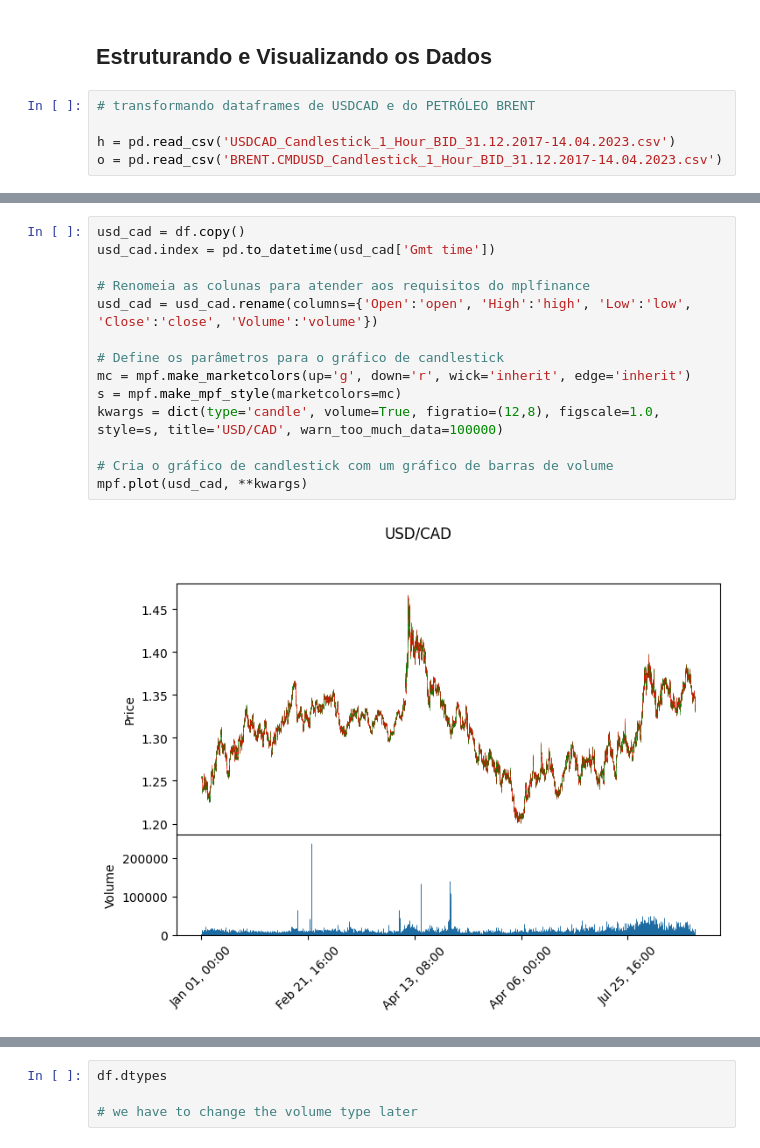
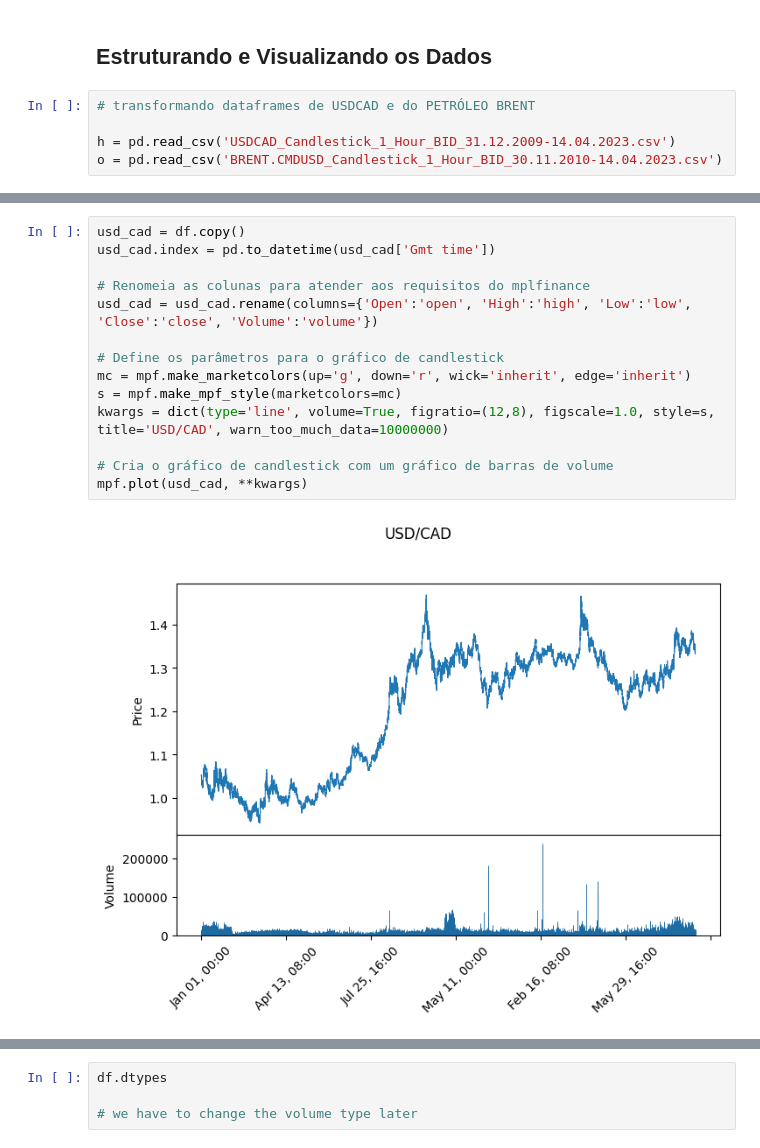
Before and after one commit to akashj-creator/BinaryOptionsXGB, a Jupyter notebook: Predict Future Price - Binary Option of USDCAD - V6.ipynb, the cells around one changed output, grey strips where cells are left out. Drawn from its saved outputs; the diff is of its cells as text.

```diff
--- a/Predict Future Price - Binary Option of USDCAD - V6.ipynb
+++ b/Predict Future Price - Binary Option of USDCAD - V6.ipynb
@@ -18,8 +18,8 @@ import pickle
 # %%
 # transformando dataframes de USDCAD e do PETRÓLEO BRENT
 
-h = pd.read_csv('USDCAD_Candlestick_1_Hour_BID_31.12.2017-14.04.2023.csv')
-o = pd.read_csv('BRENT.CMDUSD_Candlestick_1_Hour_BID_31.12.2017-14.04.2023.csv')
+h = pd.read_csv('USDCAD_Candlestick_1_Hour_BID_31.12.2009-14.04.2023.csv')
+o = pd.read_csv('BRENT.CMDUSD_Candlestick_1_Hour_BID_30.11.2010-14.04.2023.csv')
 # %%
 # Put USD/CAD hour data into Pandas Dataframe
 
@@ -42,19 +42,19 @@ display(df.tail())
 # %%
 usd_cad = df.copy()
 usd_cad.index = pd.to_datetime(usd_cad['Gmt time'])
 
 # Renomeia as colunas para atender aos requisitos do mplfinance
 usd_cad = usd_cad.rename(columns={'Open':'open', 'High':'high', 'Low':'low', 'Close':'close', 'Volume':'volume'})
 
 # Define os parâmetros para o gráfico de candlestick
 mc = mpf.make_marketcolors(up='g', down='r', wick='inherit', edge='inherit')
 s = mpf.make_mpf_style(marketcolors=mc)
-kwargs = dict(type='candle', volume=True, figratio=(12,8), figscale=1.0, style=s, title='USD/CAD', warn_too_much_data=100000)
+kwargs = dict(type='line', volume=True, figratio=(12,8), figscale=1.0, style=s, title='USD/CAD', warn_too_much_data=10000000)
 
 # Cria o gráfico de candlestick com um gráfico de barras de volume
 mpf.plot(usd_cad, **kwargs)
 # %% [output]
-[figure, old version]
+[figure, new version]
 # %%
 # Dados do petróleo brent
 
```
Also changed, not shown: parts of 22 cells of this notebook, 6 other files.
